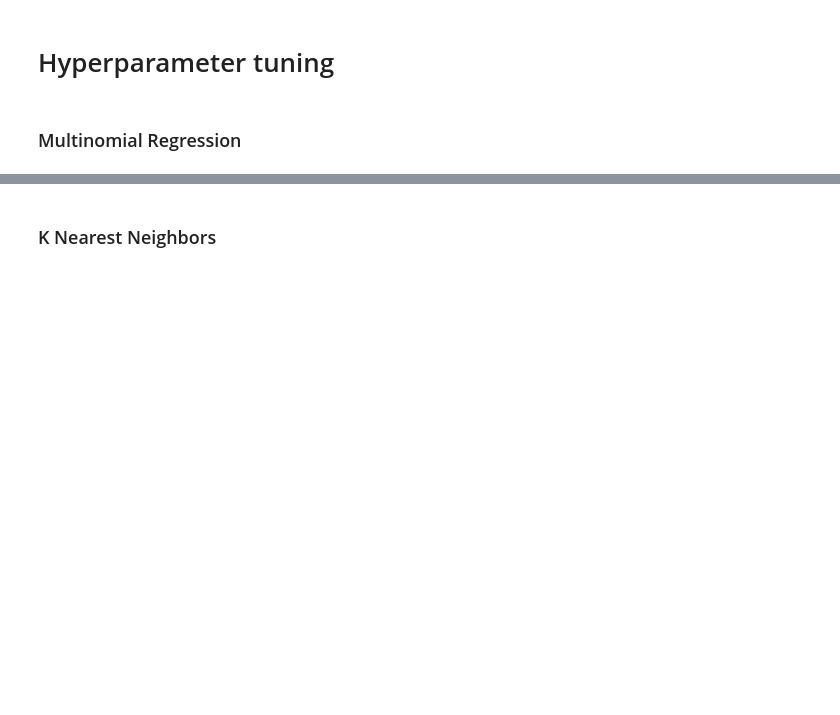
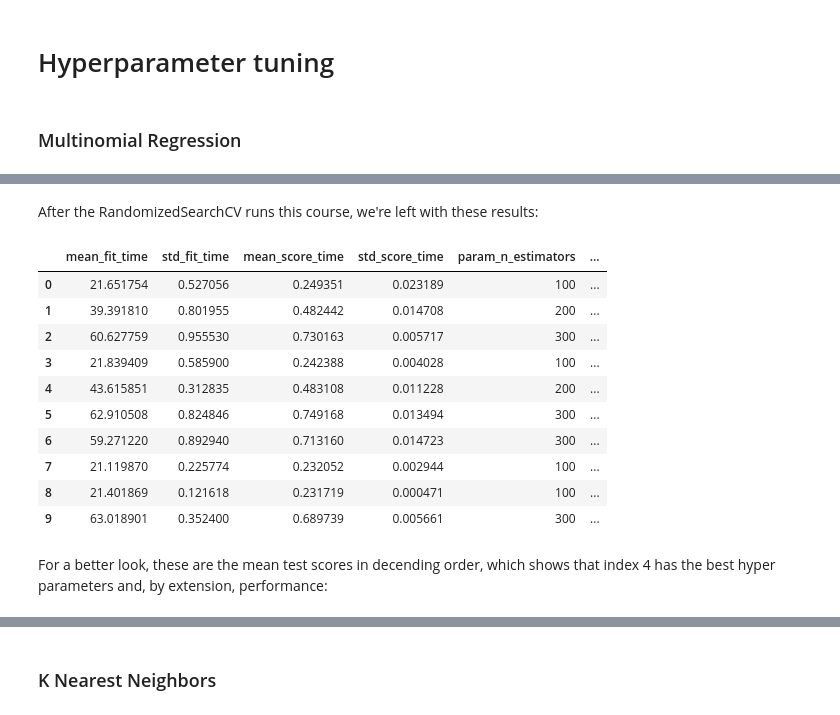
Before and after one commit to Anton1017/STINTSY-MP, a Jupyter notebook: STINTSY MP.ipynb, the cells around one changed output, grey strips where cells are left out. Saved outputs shown, nothing was run; the diff lists cells and outputs as text; code cells hidden in the pictures; blank space fills up the shorter version.

Commit message:
Implemented Random Forest

```diff
--- a/STINTSY MP.ipynb
+++ b/STINTSY MP.ipynb
@@ -607,0 +660,3 @@ Based from the results above, the training and test accuracy for the logistic mo
+# %%
+rfc = RandomForestClassifier(random_state=seed_num)
+rfc.fit(X_train, y_train_RF)
@@ -642,0 +819,10 @@ print(get_accuracy(logistic_predictions, y_test))
+# %%
+hyperparameters_RF = {
+    'n_estimators': [i for i in range(100,301,100)],
+    'criterion': ['gini', 'entropy'],
+    'max_depth': [i for i in range(16, 49, 16)],
+    'min_samples_split': [i for i in range(5, 11, 5)],
+    'min_samples_leaf': [i for i in range (5, 11, 5)]
+}
+
+print(hyperparameters_RF)
@@ -642,0 +833,2 @@ print(get_accuracy(logistic_predictions, y_test))
+# %%
+rsc = RandomizedSearchCV(rfc, hyperparameters_RF, n_iter=10, cv=3, random_state=seed_num, verbose=3)
@@ -642,0 +837,2 @@ print(get_accuracy(logistic_predictions, y_test))
+# %%
+rsc.fit(X_train, y_train_RF)
@@ -642,0 +864,19 @@ print(get_accuracy(logistic_predictions, y_test))
+# %% [markdown]
+After the RandomizedSearchCV runs this course, we're left with these results:
+# %%
+rsc_results = pd.DataFrame(rsc.cv_results_)
+rsc_results
+# %% [output]
+|  | mean_fit_time | std_fit_time | mean_score_time | std_score_time | param_n_estimators | ... |
+| 0 | 21.651754 | 0.527056 | 0.249351 | 0.023189 | 100 | ... |
+| 1 | 39.391810 | 0.801955 | 0.482442 | 0.014708 | 200 | ... |
+| 2 | 60.627759 | 0.955530 | 0.730163 | 0.005717 | 300 | ... |
+| 3 | 21.839409 | 0.585900 | 0.242388 | 0.004028 | 100 | ... |
+| 4 | 43.615851 | 0.312835 | 0.483108 | 0.011228 | 200 | ... |
+| 5 | 62.910508 | 0.824846 | 0.749168 | 0.013494 | 300 | ... |
+| 6 | 59.271220 | 0.892940 | 0.713160 | 0.014723 | 300 | ... |
+| 7 | 21.119870 | 0.225774 | 0.232052 | 0.002944 | 100 | ... |
+| 8 | 21.401869 | 0.121618 | 0.231719 | 0.000471 | 100 | ... |
+| 9 | 63.018901 | 0.352400 | 0.689739 | 0.005661 | 300 | ... |
+# %% [markdown]
+For a better look, these are the mean test scores in decending order, which shows that index 4 has the best hyper parameters and, by extension, performance:
```
Also changed, not shown: parts of 65 cells of this notebook, 2 other files.
